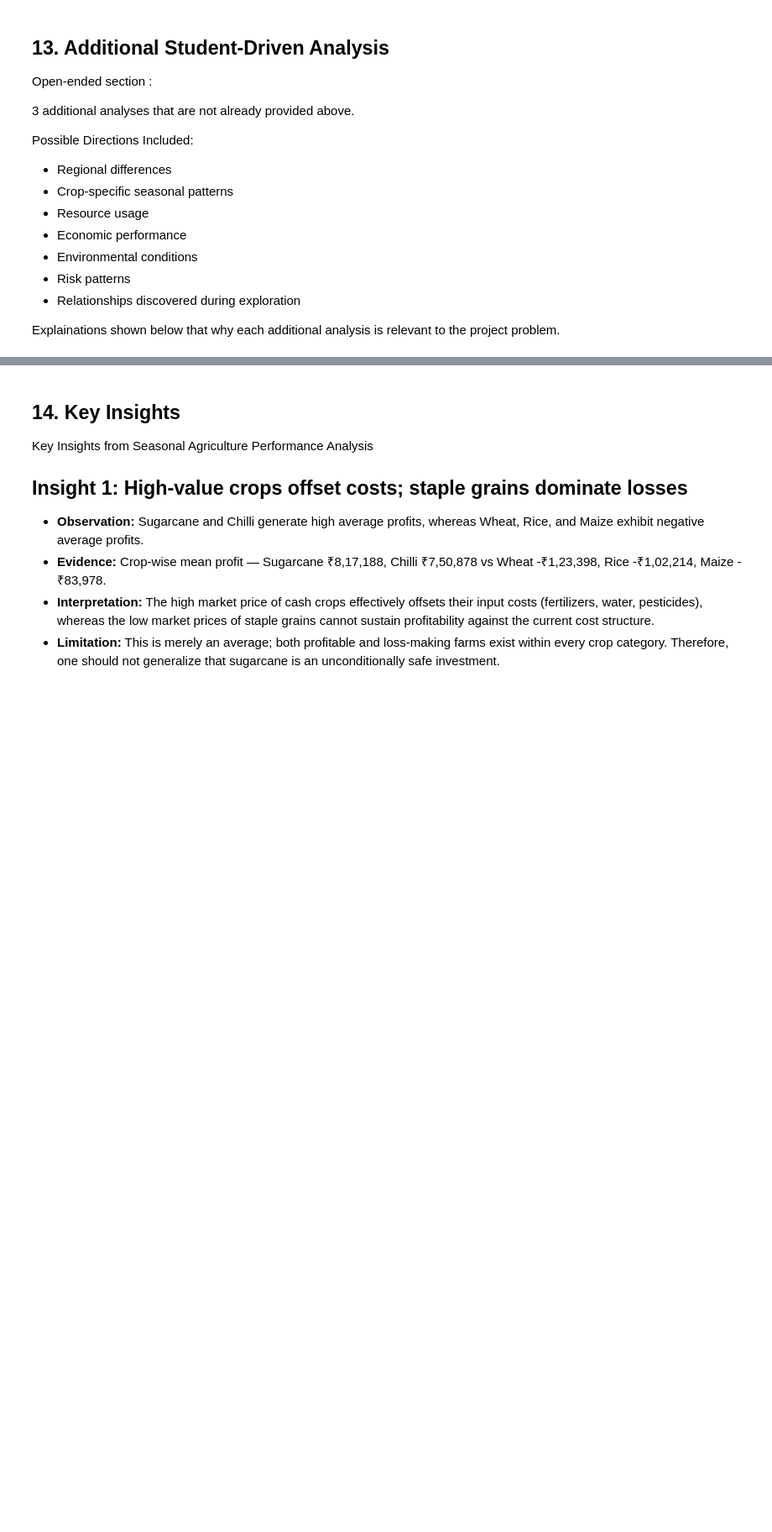
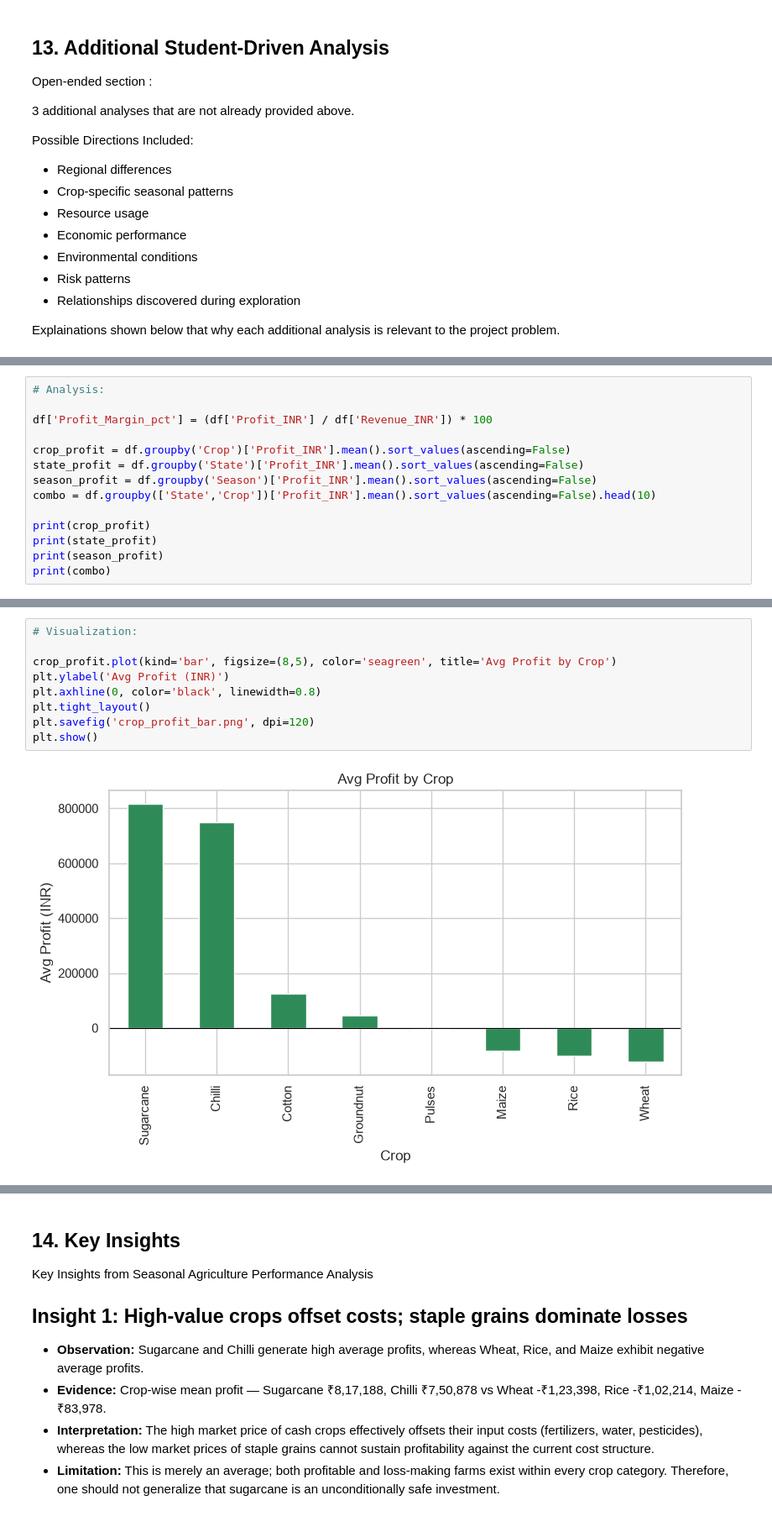
Before and after one commit to rj-rishabhjain/Seasonal-Agriculture-Performance-Analysis, a Jupyter notebook: Rishabh_Jain_Seasonal_Agriculture_Performance_Analysis.ipynb, the cells around one changed output, grey strips where cells are left out. Shown at 84% size. Cells and saved outputs as stored; diff of their text form; blank space fills up the shorter version.

```diff
--- a/Rishabh_Jain_Seasonal_Agriculture_Performance_Analysis.ipynb
+++ b/Rishabh_Jain_Seasonal_Agriculture_Performance_Analysis.ipynb
@@ -820,0 +794,14 @@ plt.show()
+# %%
+# Analysis:
+
+df['Profit_Margin_pct'] = (df['Profit_INR'] / df['Revenue_INR']) * 100
+
+crop_profit = df.groupby('Crop')['Profit_INR'].mean().sort_values(ascending=False)
+state_profit = df.groupby('State')['Profit_INR'].mean().sort_values(ascending=False)
+season_profit = df.groupby('Season')['Profit_INR'].mean().sort_values(ascending=False)
+combo = df.groupby(['State','Crop'])['Profit_INR'].mean().sort_values(ascending=False).head(10)
+
+print(crop_profit)
+print(state_profit)
+print(season_profit)
+print(combo)
@@ -820,0 +826,11 @@ plt.show()
+# %%
+# Visualization:
+
+crop_profit.plot(kind='bar', figsize=(8,5), color='seagreen', title='Avg Profit by Crop')
+plt.ylabel('Avg Profit (INR)')
+plt.axhline(0, color='black', linewidth=0.8)
+plt.tight_layout()
+plt.savefig('crop_profit_bar.png', dpi=120)
+plt.show()
+# %% [output]
+[figure, added]
```
Also changed, not shown: parts of 39 cells of this notebook.
